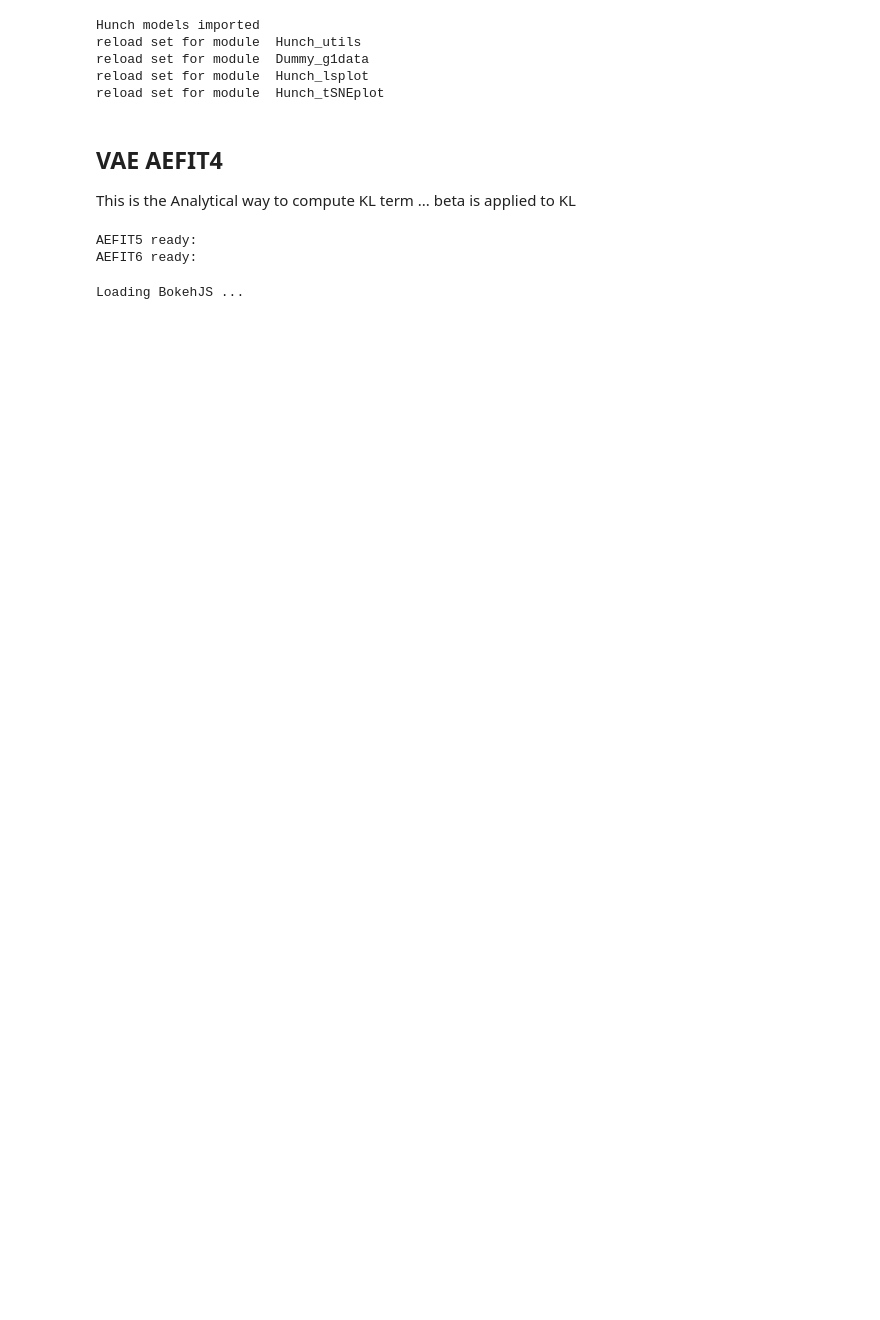
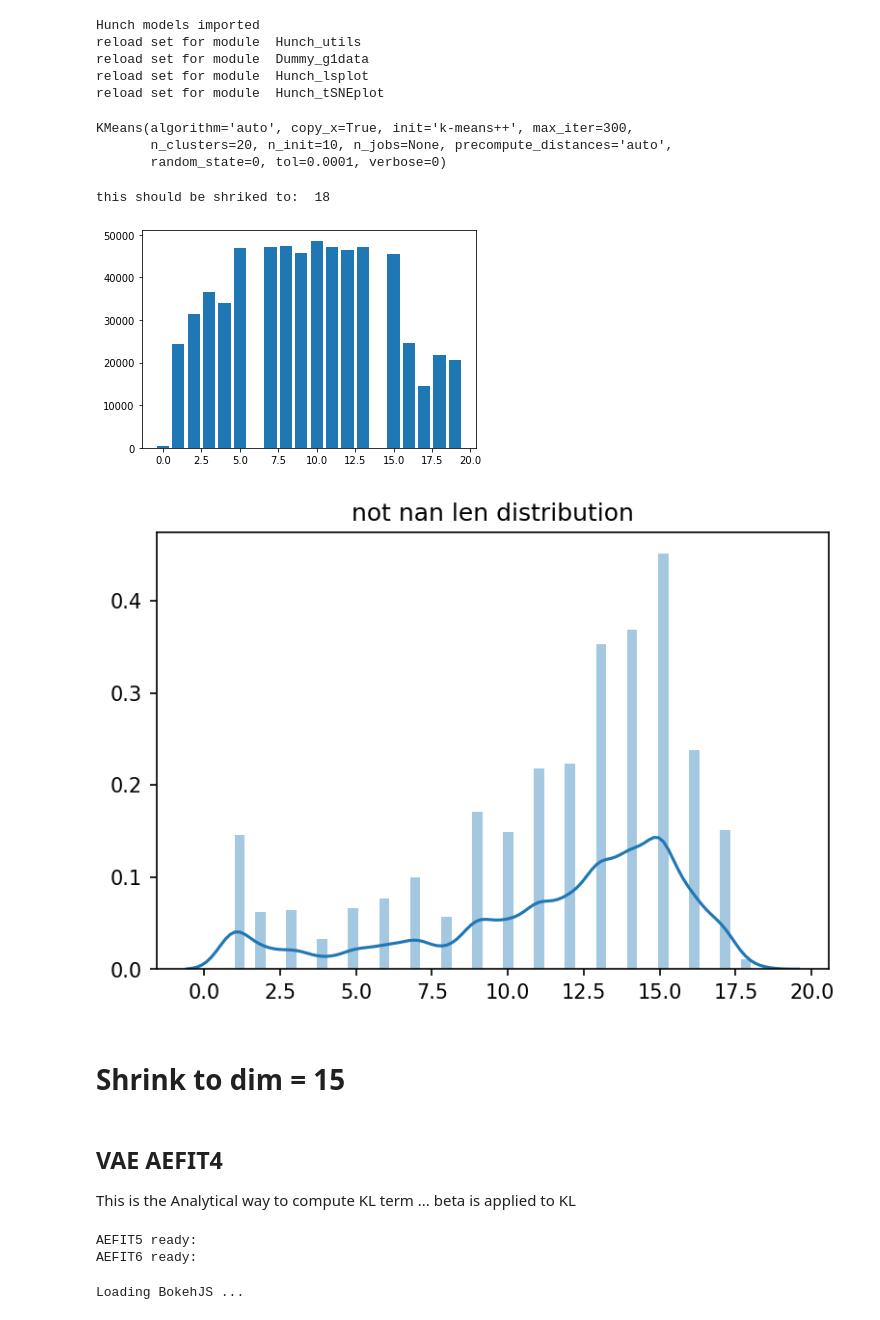
Before and after one commit to AmorosettiG/rfx-hunch, a Jupyter notebook: src/Tprofile_read/jpnb/STEP3 - Test on QSH.ipynb, the cells around one changed output. Drawn from its saved outputs; the diff is of its cells as text; code cells hidden in the pictures; blank space fills up the shorter version.

```diff
--- a/src/Tprofile_read/jpnb/STEP3 - Test on QSH.ipynb
+++ b/src/Tprofile_read/jpnb/STEP3 - Test on QSH.ipynb
@@ -26,6 +26,27 @@ reload set for module  Hunch_utils
 reload set for module  Dummy_g1data
 reload set for module  Hunch_lsplot
 reload set for module  Hunch_tSNEplot
+# %%
+qsh = Dataset_QSH.Dataset_QSH()
+file = ipysh.abs_builddir+'/te_db_1.npy'
+qsh.load(file)
+
+qsh.set_null(np.nan)
+# %%
+import seaborn as sns
+qsh.rebalance_prel(20)
+# %% [output]
+KMeans(algorithm='auto', copy_x=True, init='k-means++', max_iter=300,
+       n_clusters=20, n_init=10, n_jobs=None, precompute_distances='auto',
+       random_state=0, tol=0.0001, verbose=0)
+# %%
+qsh.plot_hisotgrams()
+# %% [output]
+this should be shriked to:  18
+[figure, added]
+[figure, added]
+# %% [markdown]
+# Shrink to dim = 15
 # %%
 qsh = Dataset_QSH.Dataset_QSH()
 import os
```
Also changed, not shown: 9 other files.
